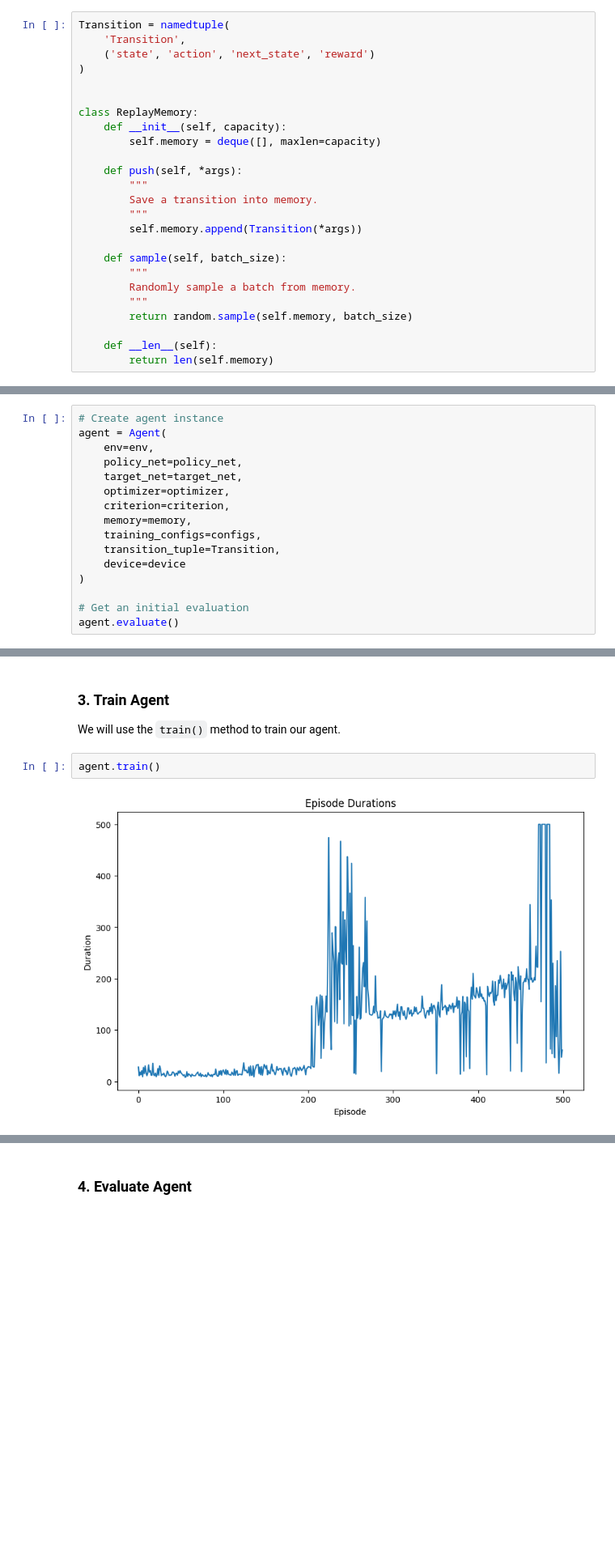
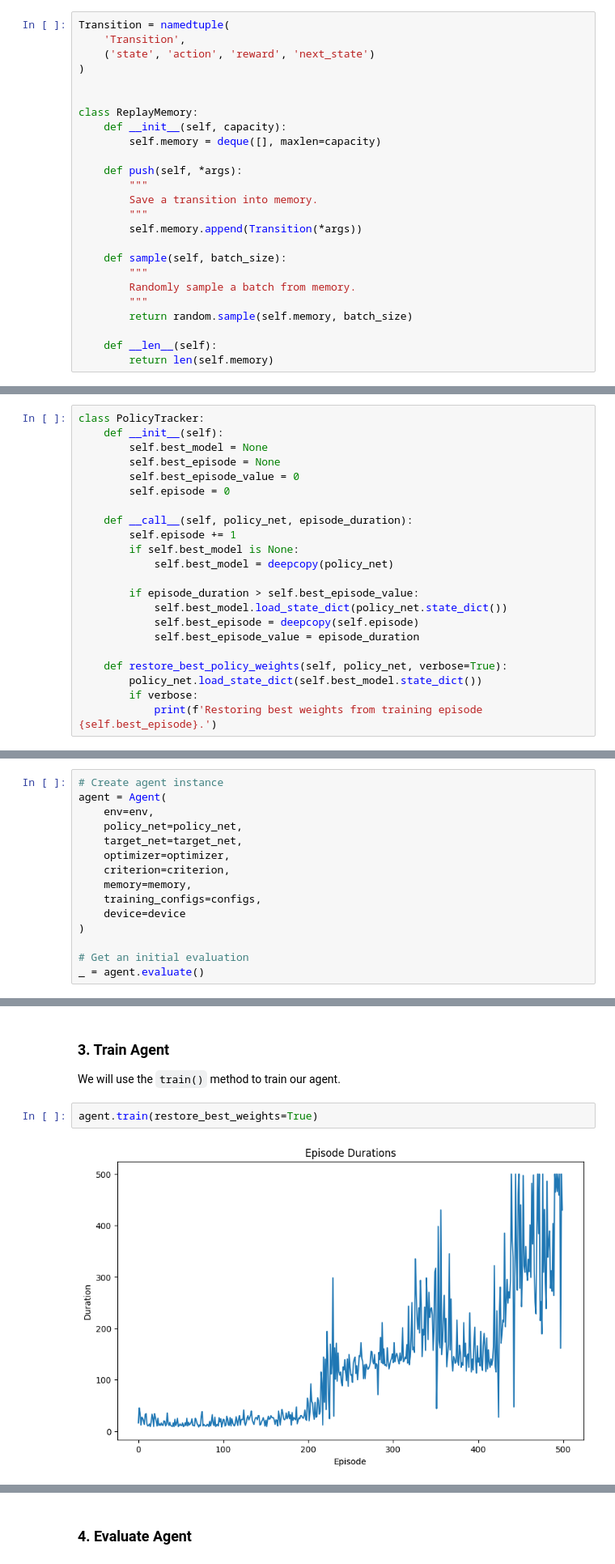
Before and after one commit to danplotkin/mastering_rl, a Jupyter notebook: mastering_rl_part2.ipynb, the cells around one changed output, grey strips where cells are left out. Shown at 81% size. Cells and saved outputs as stored; diff of their text form; blank space fills up the shorter version.

```diff
--- a/mastering_rl_part2.ipynb
+++ b/mastering_rl_part2.ipynb
@@ -124,7 +124,7 @@ We will initialize our replay memory, which is where we store the agent's experi
 # %%
 Transition = namedtuple(
     'Transition',
-    ('state', 'action', 'next_state', 'reward')
+    ('state', 'action', 'reward', 'next_state')
 )
 
 
@@ -222,3 +226,25 @@ criterion = nn.MSELoss()
+# %%
+class PolicyTracker:
+    def __init__(self):
+        self.best_model = None
+        self.best_episode = None
+        self.best_episode_value = 0
+        self.episode = 0
+
+    def __call__(self, policy_net, episode_duration):
+        self.episode += 1
+        if self.best_model is None:
+            self.best_model = deepcopy(policy_net)
+
+        if episode_duration > self.best_episode_value:
+            self.best_model.load_state_dict(policy_net.state_dict())
+            self.best_episode = deepcopy(self.episode)
+            self.best_episode_value = episode_duration
+
+    def restore_best_policy_weights(self, policy_net, verbose=True):
+        policy_net.load_state_dict(self.best_model.state_dict())
+        if verbose:
+            print(f'Restoring best weights from training episode {self.best_episode}.')
 # %% [markdown]
 ## Train Agent
 # %% [markdown]
@@ -459,12 +498,11 @@ agent = Agent(
     criterion=criterion,
     memory=memory,
     training_configs=configs,
-    transition_tuple=Transition,
     device=device
 )
 
 # Get an initial evaluation
-agent.evaluate()
+_ = agent.evaluate()
 # %% [output]
 +---------+----------+
 | Episode | Duration |
@@ -486,6 +524,6 @@ Average duration over 10 episodes: 17.9
 
 We will use the `train()` method to train our agent.
 # %%
-agent.train()
+agent.train(restore_best_weights=True)
 # %% [output]
-[figure, old version]
+[figure, new version]
```
Also changed, not shown: parts of 6 cells of this notebook.
